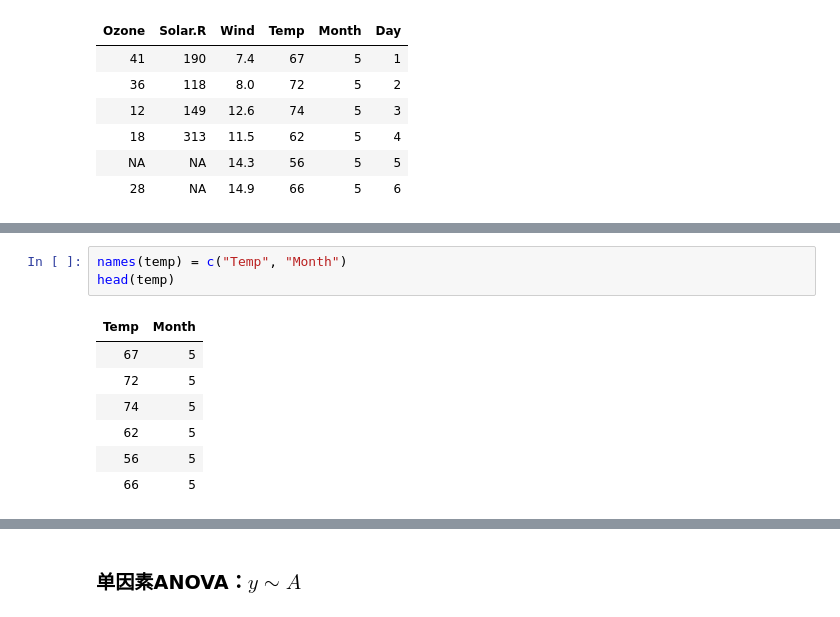
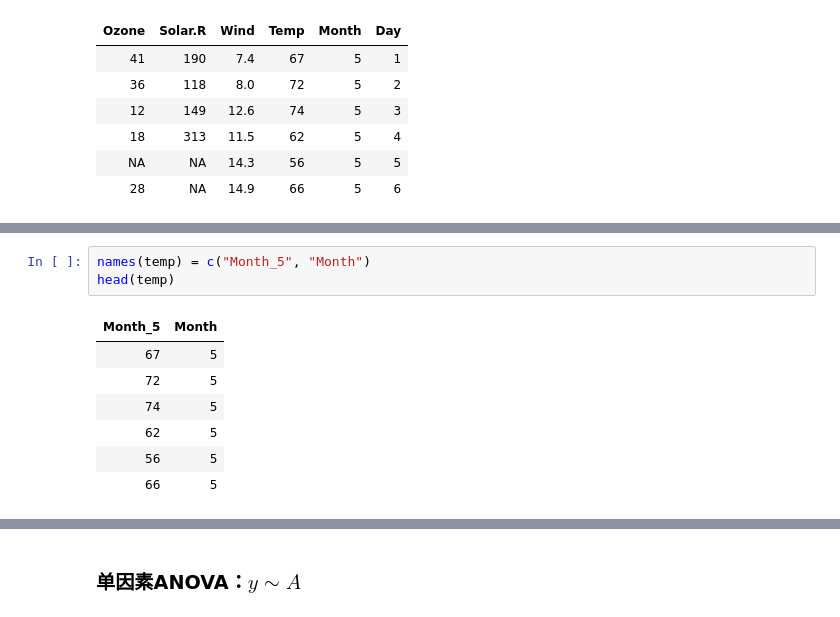
Before and after one commit to Sanningw/ML-and-DL, a Jupyter notebook: math/Statistics/R/stats.ipynb, the cells around one changed output, grey strips where cells are left out. Cells and saved outputs as stored; diff of their text form.

```diff
--- a/math/Statistics/R/stats.ipynb
+++ b/math/Statistics/R/stats.ipynb
@@ -306,8 +305,8 @@ head(temp)
 # %%
-names(temp) = c("Temp", "Month")
+names(temp) = c("Month_5", "Month")
 head(temp)
 # %% [output]
-| Temp | Month |
+| Month_5 | Month |
 | 67 | 5 |
 | 72 | 5 |
 | 74 | 5 |
```
Also changed, not shown: parts of 6 cells of this notebook, 9 other files.
